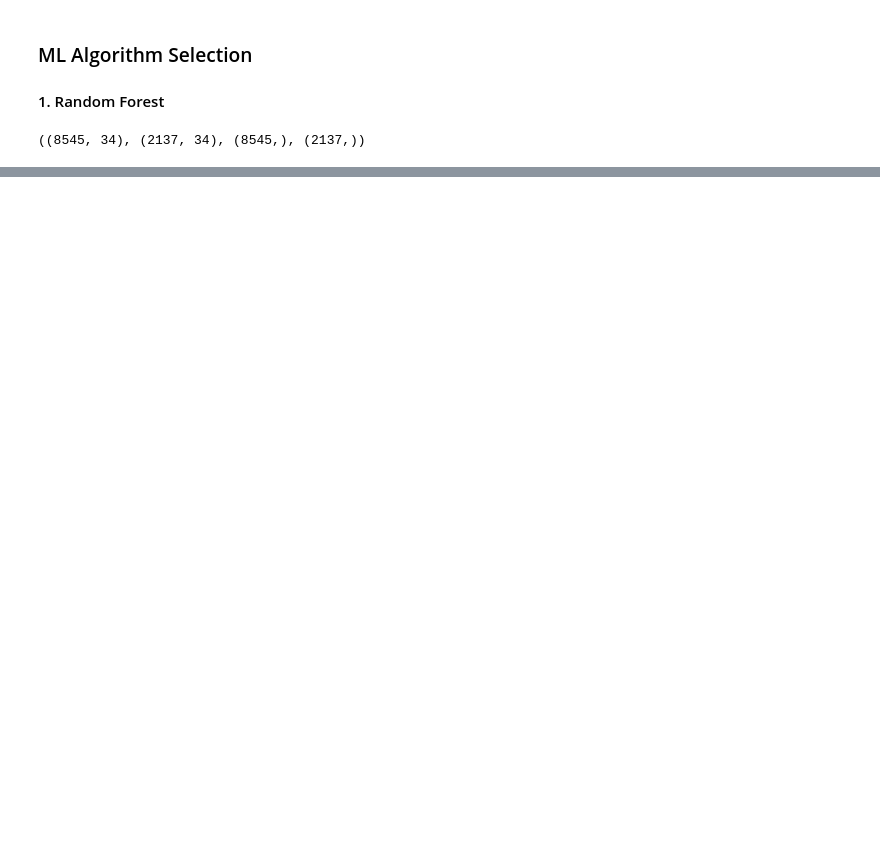
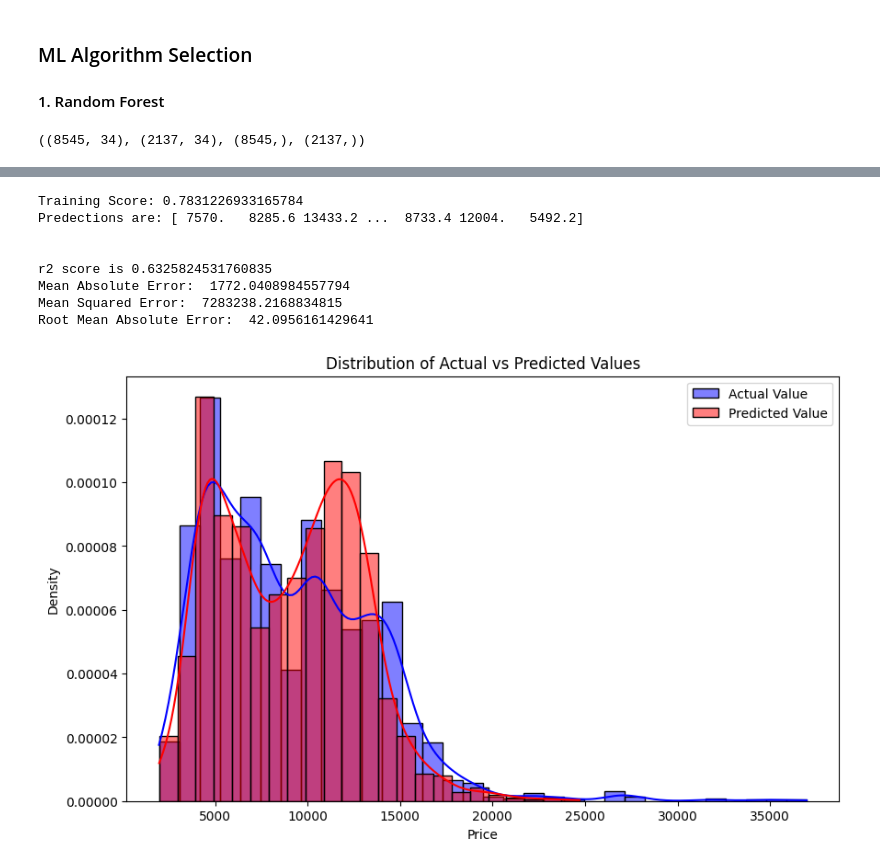
Before and after one commit to Abisheklimbu/Machine_Learning_Project, a Jupyter notebook: Predict_Fare_of_Airlines_Tickets/airlines_ticket.ipynb, the cells around one changed output, grey strips where cells are left out. Cells and saved outputs as stored; diff of their text form; code cells hidden in the pictures; blank space fills up the shorter version.

```diff
--- a/Predict_Fare_of_Airlines_Tickets/airlines_ticket.ipynb
+++ b/Predict_Fare_of_Airlines_Tickets/airlines_ticket.ipynb
@@ -632,0 +666,12 @@ Root Mean Absolute Error:  33.82107428126338
+# %%
+predict(KNeighborsRegressor(),0)
+# %% [output]
+Training Score: 0.7831226933165784
+Predections are: [ 7570.   8285.6 13433.2 ...  8733.4 12004.   5492.2]
+
+
+r2 score is 0.6325824531760835
+Mean Absolute Error:  1772.0408984557794
+Mean Squared Error:  7283238.2168834815
+Root Mean Absolute Error:  42.0956161429641
+[figure, added]
```
Also changed, not shown: parts of 9 cells of this notebook.
